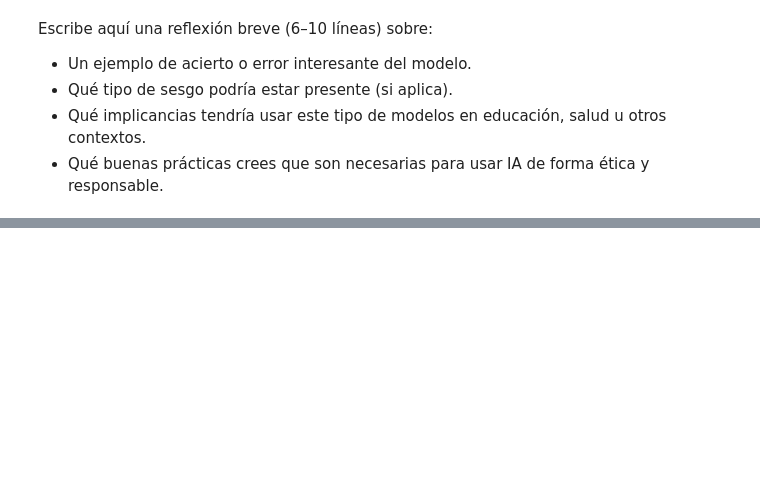
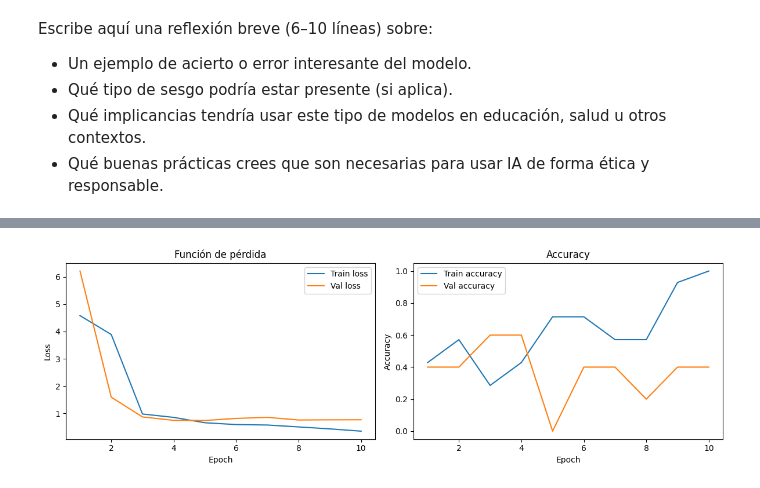
Before and after one commit to juliopez/Taller-Fundamentos-Data-Science-Python, a Jupyter notebook: 03_Notebooks/05_Sesion_05.ipynb, the cells around one changed output, grey strips where cells are left out. Cells and saved outputs as stored; diff of their text form; code cells hidden in the pictures; blank space fills up the shorter version.

```diff
--- a/03_Notebooks/05_Sesion_05.ipynb
+++ b/03_Notebooks/05_Sesion_05.ipynb
@@ -312,0 +541,31 @@ Escribe aquí una reflexión breve (6–10 líneas) sobre:
+# %%
+# PASO 5: Visualizar el entrenamiento (loss y accuracy)
+# -----------------------------------------------------
+
+hist = historial.history
+epocas = range(1, len(hist["loss"]) + 1)
+
+plt.figure(figsize=(12, 4))
+
+# Pérdida
+plt.subplot(1, 2, 1)
+plt.plot(epocas, hist["loss"], label="Train loss")
+plt.plot(epocas, hist["val_loss"], label="Val loss")
+plt.xlabel("Epoch")
+plt.ylabel("Loss")
+plt.title("Función de pérdida")
+plt.legend()
+
+# Accuracy
+plt.subplot(1, 2, 2)
+plt.plot(epocas, hist["accuracy"], label="Train accuracy")
+plt.plot(epocas, hist["val_accuracy"], label="Val accuracy")
+plt.xlabel("Epoch")
+plt.ylabel("Accuracy")
+plt.title("Accuracy")
+plt.legend()
+
+plt.tight_layout()
+plt.show()
+# %% [output]
+[figure, added]
```
Also changed, not shown: parts of 16 cells of this notebook.
